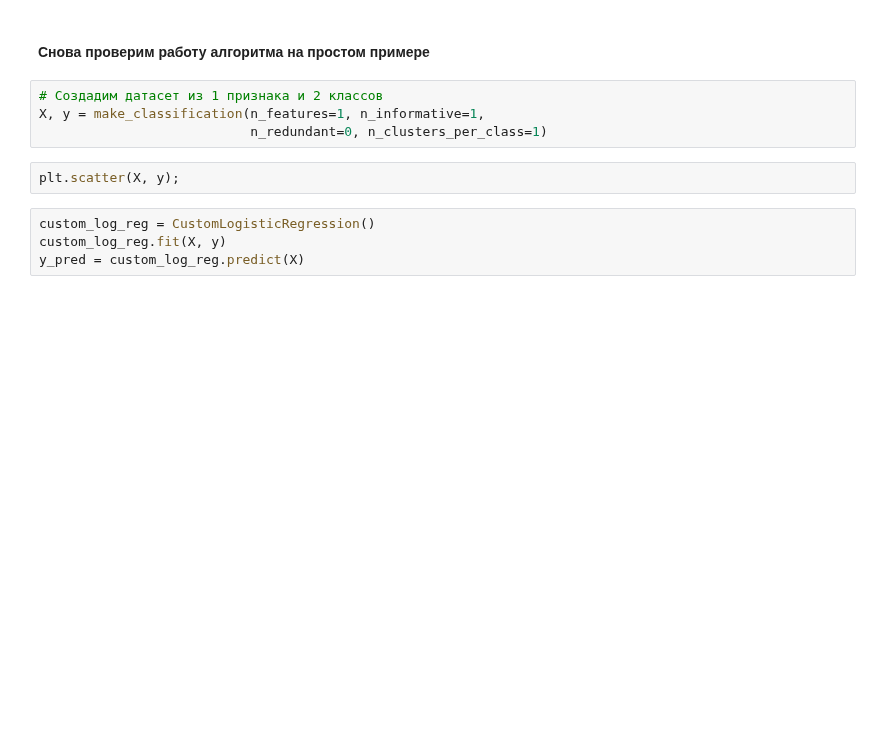
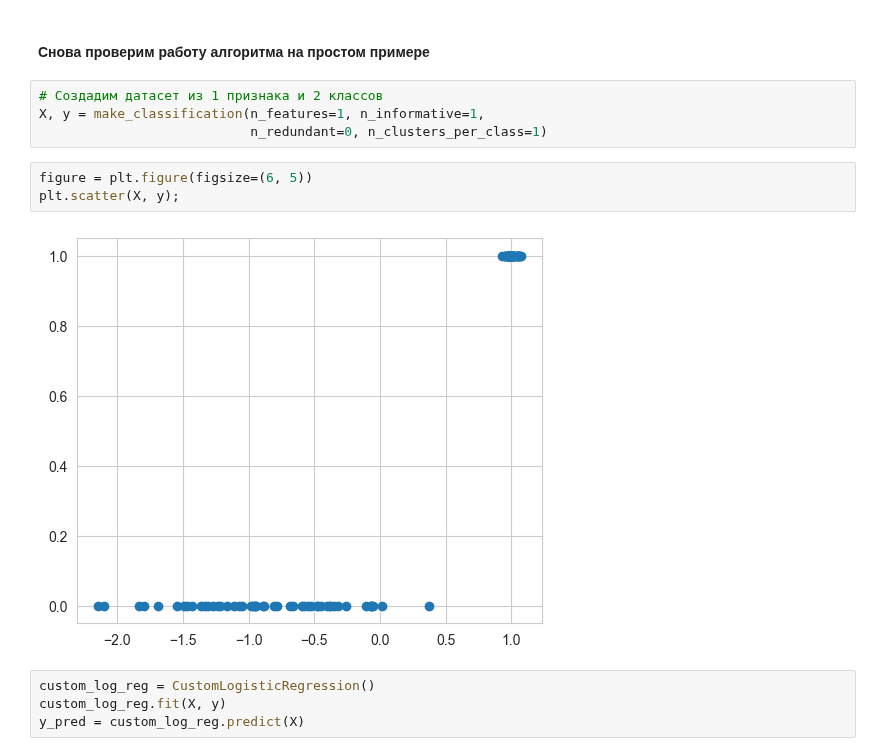
Before and after one commit to EkaterinShitik/BI_ML_2024, a Jupyter notebook: hw2_lr/code/Linear_models.ipynb, the cells around one changed output. Drawn from its saved outputs; the diff is of its cells as text; blank space fills up the shorter version.

```diff
--- a/hw2_lr/code/Linear_models.ipynb
+++ b/hw2_lr/code/Linear_models.ipynb
@@ -738,7 +749,10 @@ class CustomLogisticRegression(BaseLinearModel):
 X, y = make_classification(n_features=1, n_informative=1,
                            n_redundant=0, n_clusters_per_class=1)
 # %%
+figure = plt.figure(figsize=(6, 5))
 plt.scatter(X, y);
+# %% [output]
+[figure, added]
 # %%
 custom_log_reg = CustomLogisticRegression()
 custom_log_reg.fit(X, y)
```
Also changed, not shown: parts of 56 cells of this notebook.
